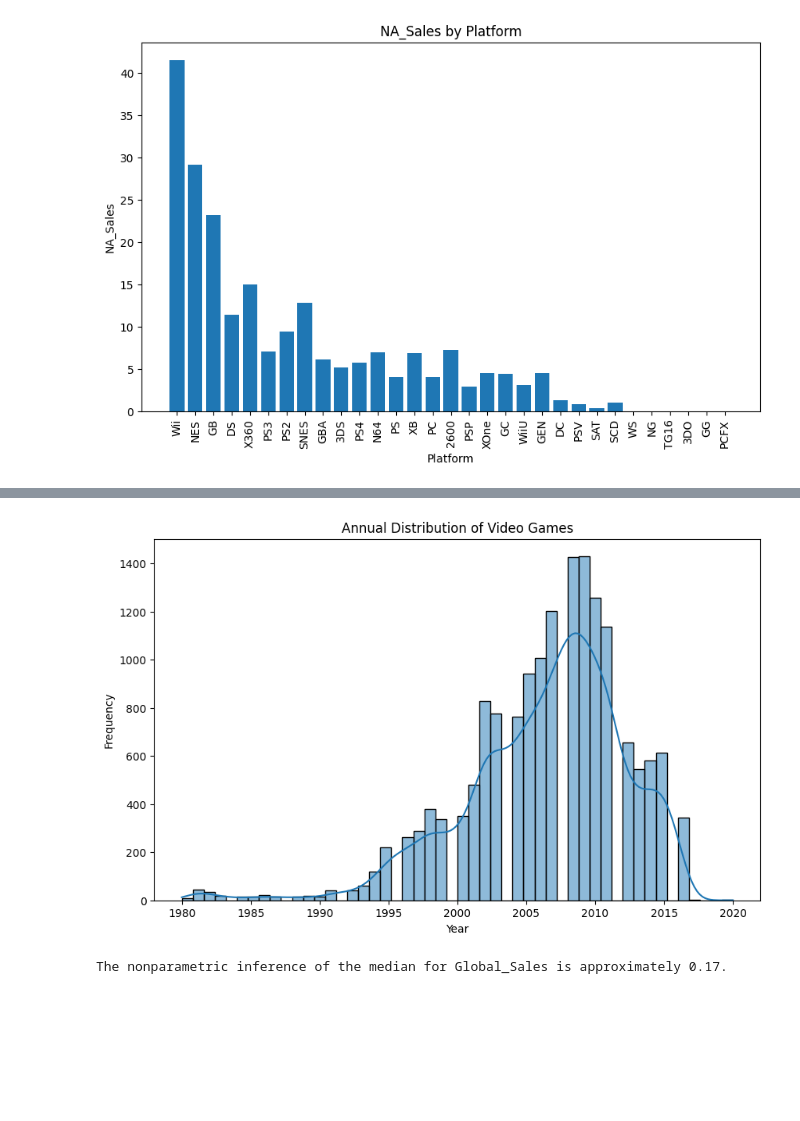
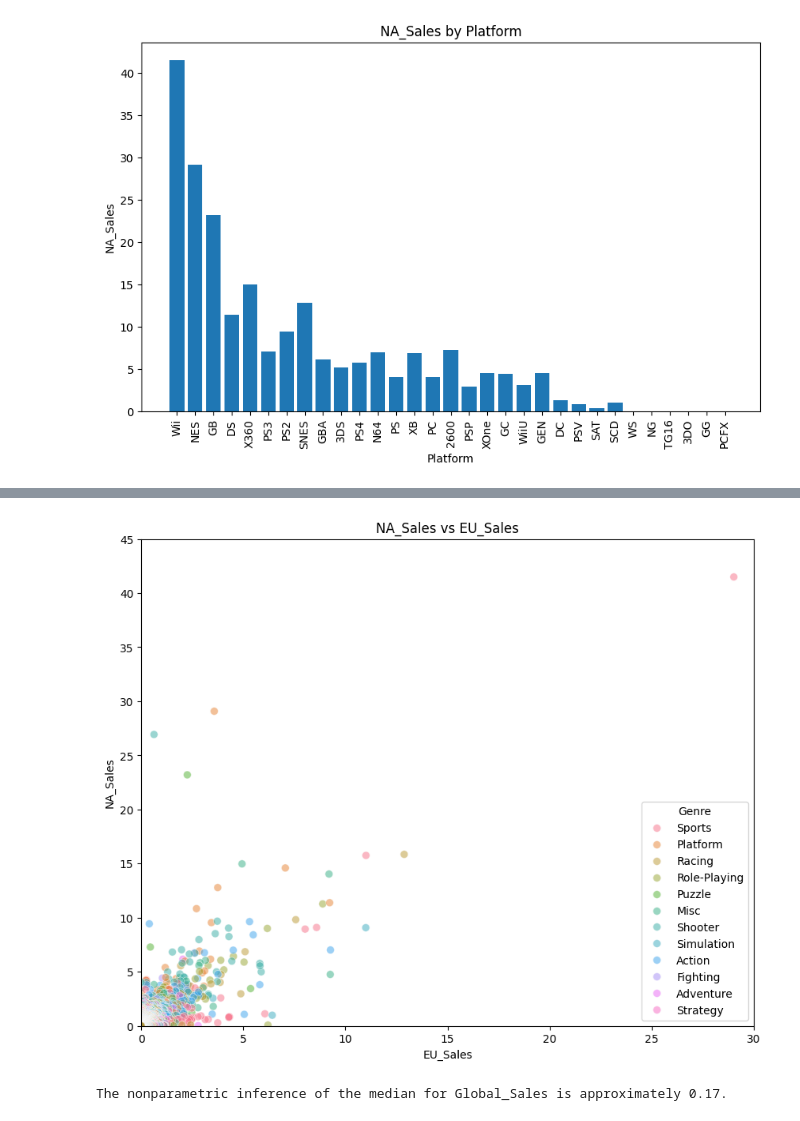
Before and after one commit to Vilars/Data-201, a Jupyter notebook: Project1.ipynb, the cells around one changed output, grey strips where cells are left out. Drawn from its saved outputs; the diff is of its cells as text; code cells hidden in the pictures; blank space fills up the shorter version.

```diff
--- a/Project1.ipynb
+++ b/Project1.ipynb
@@ -94,13 +118,15 @@ plt.show()
-# %%
-# Histogram of annual distribution
-plt.figure(figsize=(10, 6))
-sns.histplot(df['Year'], kde = True, bins = 50)
-plt.title('Annual Distribution of Video Games')
-plt.xlabel('Year')
-plt.ylabel('Frequency')
-plt.show()
-# %% [output]
-[figure, removed]
+# %%
+# NA_sale vs EU_sale
+plt.figure(figsize=(10, 8))
+sns.scatterplot(x='EU_Sales', y='NA_Sales', data = df,hue='Genre', alpha=0.5, s=50)
+plt.title('NA_Sales vs EU_Sales')
+plt.xlabel('EU_Sales')
+plt.ylabel('NA_Sales')
+plt.xlim(0, 30)
+plt.ylim(0, 45)
+plt.show()
+# %% [output]
+[figure, added]
 # %%
 # Simulation of a nonparametric inference of the Median
 
```
Also changed, not shown: parts of 3 cells of this notebook.
